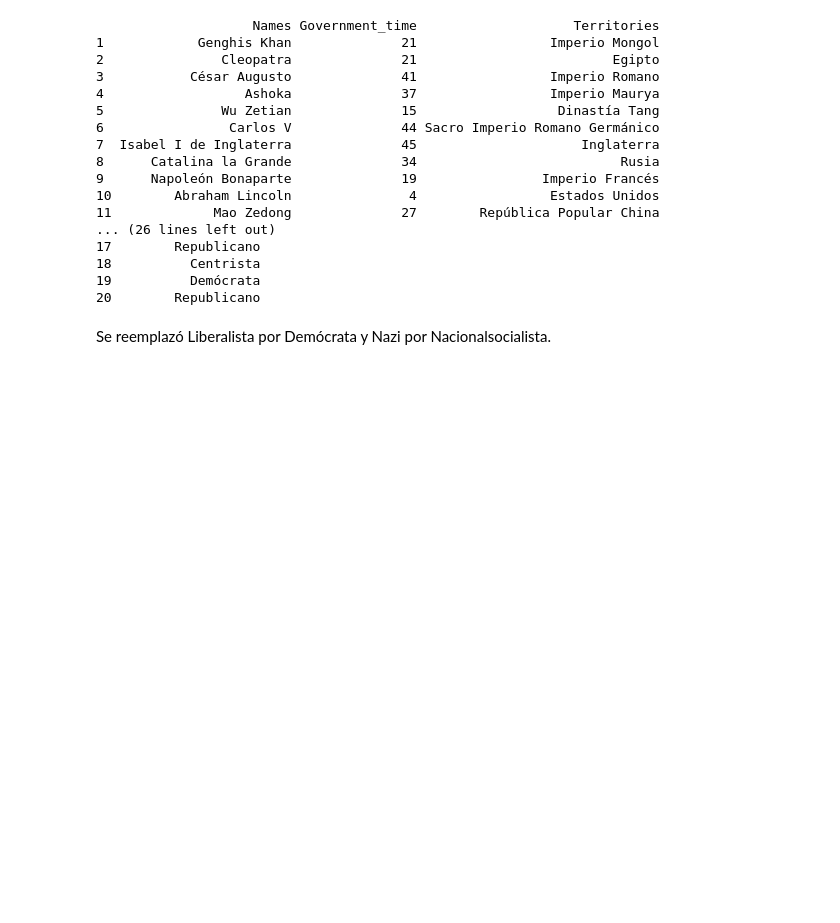
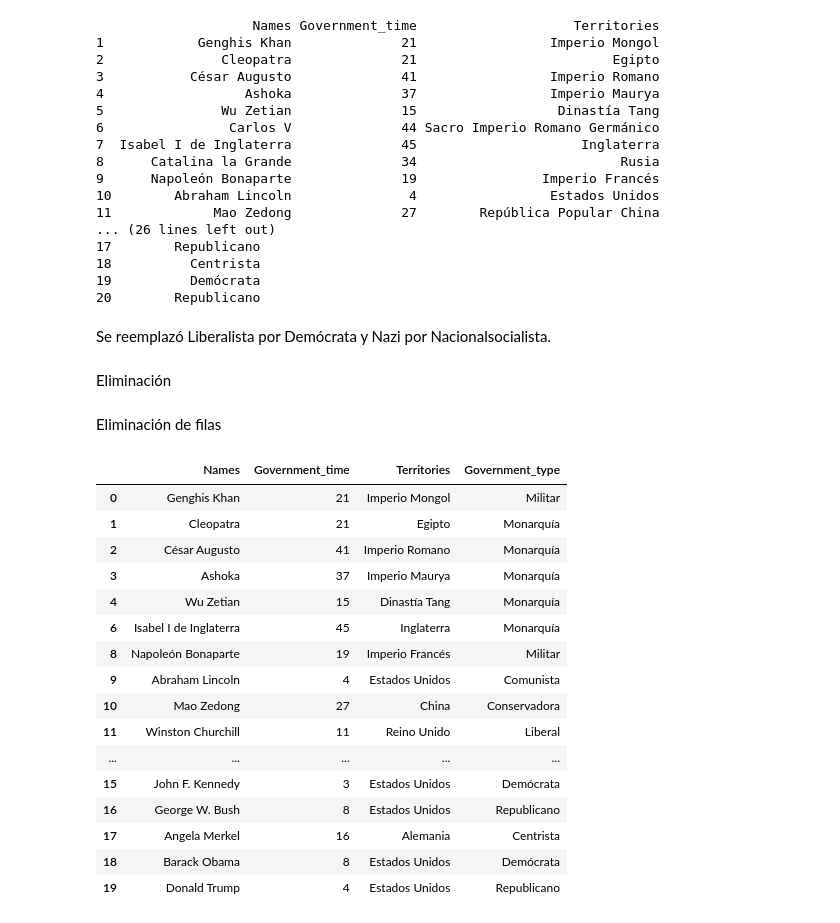
Before and after one commit to LuisPalominoR/Clase-3, a Jupyter notebook: 3b_PROTO.ipynb, the cells around one changed output. Cells and saved outputs as stored; diff of their text form; code cells hidden in the pictures; blank space fills up the shorter version.

```diff
--- a/3b_PROTO.ipynb
+++ b/3b_PROTO.ipynb
@@ -426,3 +426,8 @@ DFR
 20        Republicano
 # %% [markdown]
 Se reemplazó Liberalista por Demócrata  y Nazi por Nacionalsocialista.
+# %% [markdown]
+Eliminación
+# %%
+#Copia
+DFP_new=DFP.copy()
@@ -428,0 +438,24 @@ Se reemplazó Liberalista por Demócrata  y Nazi por Nacionalsocialista.
+# %% [markdown]
+Eliminación de filas
+# %%
+byeRows=[5,7]
+DFP_new.drop(index=byeRows,inplace=True)
+DFP_new
+# %% [output]
+|  | Names | Government_time | Territories | Government_type |
+| 0 | Genghis Khan | 21 | Imperio Mongol | Militar |
+| 1 | Cleopatra | 21 | Egipto | Monarquía |
+| 2 | César Augusto | 41 | Imperio Romano | Monarquía |
+| 3 | Ashoka | 37 | Imperio Maurya | Monarquía |
+| 4 | Wu Zetian | 15 | Dinastía Tang | Monarquía |
+| 6 | Isabel I de Inglaterra | 45 | Inglaterra | Monarquía |
+| 8 | Napoleón Bonaparte | 19 | Imperio Francés | Militar |
+| 9 | Abraham Lincoln | 4 | Estados Unidos | Comunista |
+| 10 | Mao Zedong | 27 | China | Conservadora |
+| 11 | Winston Churchill | 11 | Reino Unido | Liberal |
+| ... | ... | ... | ... | ... |
+| 15 | John F. Kennedy | 3 | Estados Unidos | Demócrata |
+| 16 | George W. Bush | 8 | Estados Unidos | Republicano |
+| 17 | Angela Merkel | 16 | Alemania | Centrista |
+| 18 | Barack Obama | 8 | Estados Unidos | Demócrata |
+| 19 | Donald Trump | 4 | Estados Unidos | Republicano |
```
Also changed, not shown: parts of 57 cells of this notebook.
